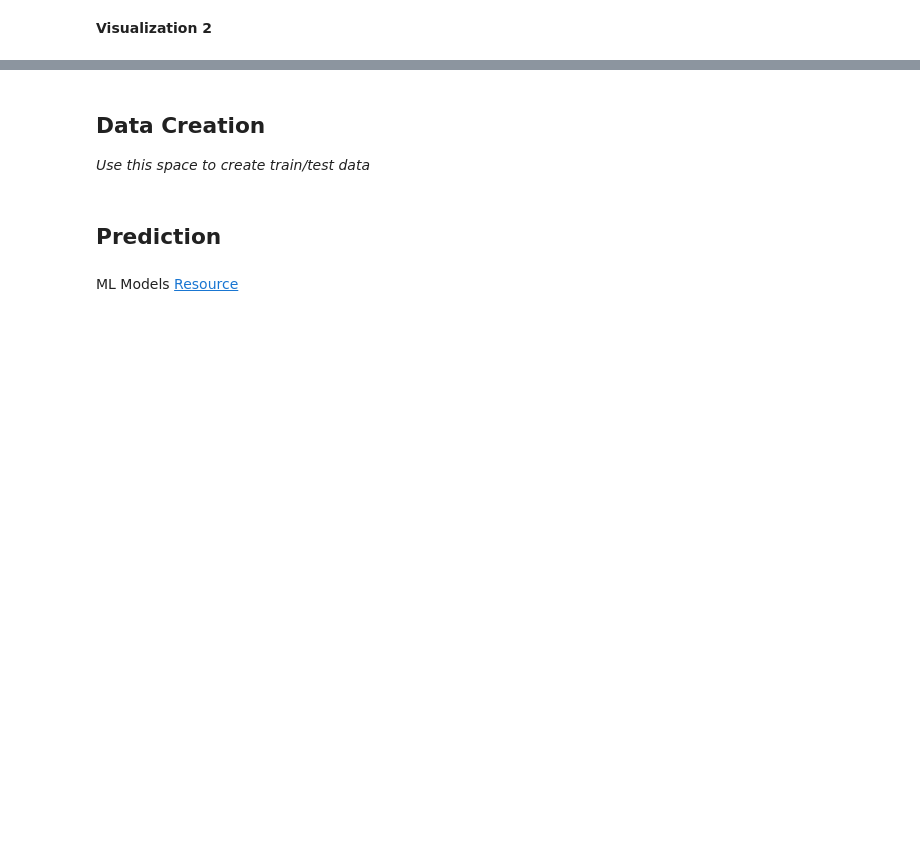
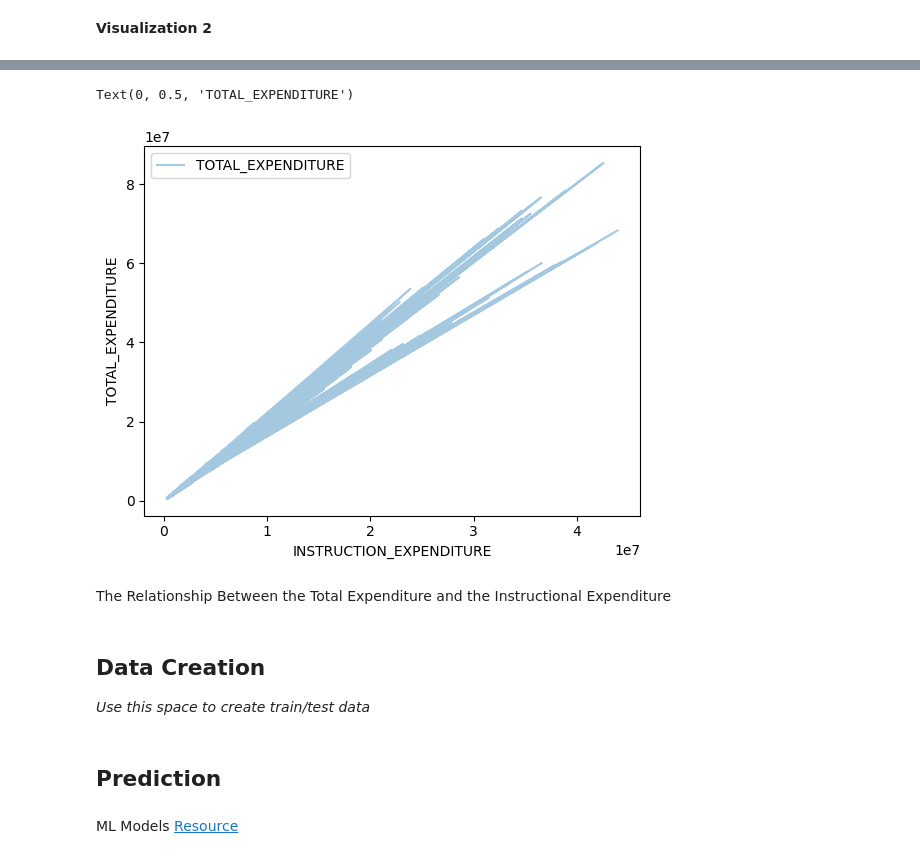
Before and after one commit to dqniell/MDST-Tutorial, a Jupyter notebook: tutorial1/checkpoint1.ipynb, the cells around one changed output, grey strips where cells are left out. Saved outputs shown, nothing was run; the diff lists cells and outputs as text; code cells hidden in the pictures; blank space fills up the shorter version.

```diff
--- a/tutorial1/checkpoint1.ipynb
+++ b/tutorial1/checkpoint1.ipynb
@@ -74,3 +139,12 @@ Investigate the relationship between your chosen response variable and at least
+# %%
+df.plot.line(x='INSTRUCTION_EXPENDITURE', y='TOTAL_EXPENDITURE', alpha=0.4)
+plt.xlabel('INSTRUCTION_EXPENDITURE')
+plt.ylabel('TOTAL_EXPENDITURE')
+# %% [output]
+Text(0, 0.5, 'TOTAL_EXPENDITURE')
+[figure, added]
+# %% [markdown]
+The Relationship Between the Total Expenditure and the Instructional Expenditure
 # %% [markdown]
 <h2> Data Creation </h2>
 
```
Also changed, not shown: parts of 23 cells of this notebook.
